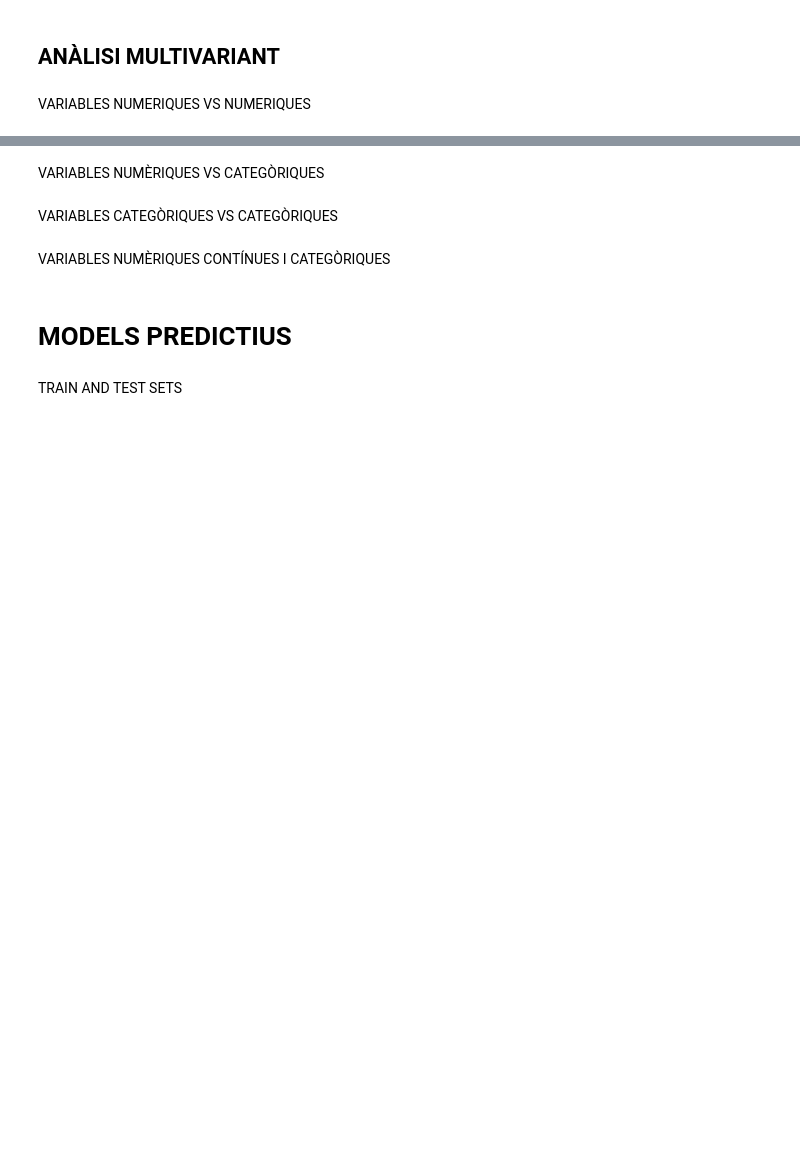
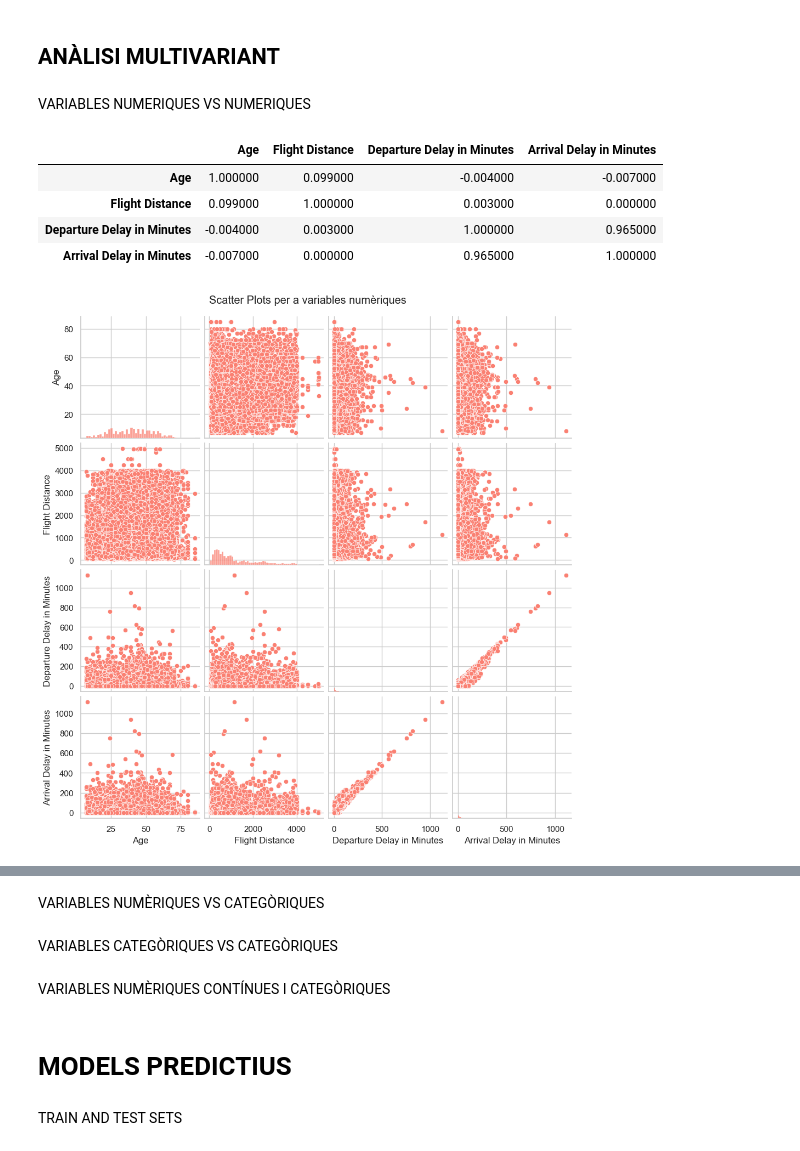
Before and after one commit to ainalluis1/Codi_TFG_AinaLluis, a Jupyter notebook: codi_tfg.ipynb, the cells around one changed output, grey strips where cells are left out. Saved outputs shown, nothing was run; the diff lists cells and outputs as text; code cells hidden in the pictures; blank space fills up the shorter version.

```diff
--- a/codi_tfg.ipynb
+++ b/codi_tfg.ipynb
@@ -217,6 +386,38 @@ print(estadisticas_df)
 ## ANÀLISI MULTIVARIANT
 # %% [markdown]
 VARIABLES NUMERIQUES VS NUMERIQUES
+# %%
+import pandas as pd
+import numpy as np
+import matplotlib.pyplot as plt
+import seaborn as sns
+
+numeric_columns = ['Age', 'Flight Distance', 'Departure Delay in Minutes', 'Arrival Delay in Minutes']
+numeric_data = data[numeric_columns]
+correlation_matrix = numeric_data.corr().round(3)
+
+# Función para aplicar el estilo condicional
+def highlight_strong_correlations(val):
+    color = 'background-color: #FA8072' if abs(val) > 0.5 else ''
+    return color
+
+# Aplicar el estilo a la matriz de correlación
+styled_correlation_matrix = correlation_matrix.style.applymap(highlight_strong_correlations)
+
+# Mostrar la matriz de correlación estilizada
+display(styled_correlation_matrix)
+
+# Crear pairplot
+sns.pairplot(numeric_data, plot_kws={'color': '#FA8072'}, diag_kws={'color': '#FA8072'})
+plt.suptitle('Scatter Plots per a variables numèriques', y=1.02)  # Adjust title position
+plt.show()
+# %% [output]
+|  | Age | Flight Distance | Departure Delay in Minutes | Arrival Delay in Minutes |
+| Age | 1.000000 | 0.099000 | -0.004000 | -0.007000 |
+| Flight Distance | 0.099000 | 1.000000 | 0.003000 | 0.000000 |
+| Departure Delay in Minutes | -0.004000 | 0.003000 | 1.000000 | 0.965000 |
+| Arrival Delay in Minutes | -0.007000 | 0.000000 | 0.965000 | 1.000000 |
+[figure, added]
 # %%
 import seaborn as sns
 import matplotlib.pyplot as plt
```
Also changed, not shown: parts of 16 cells of this notebook.
